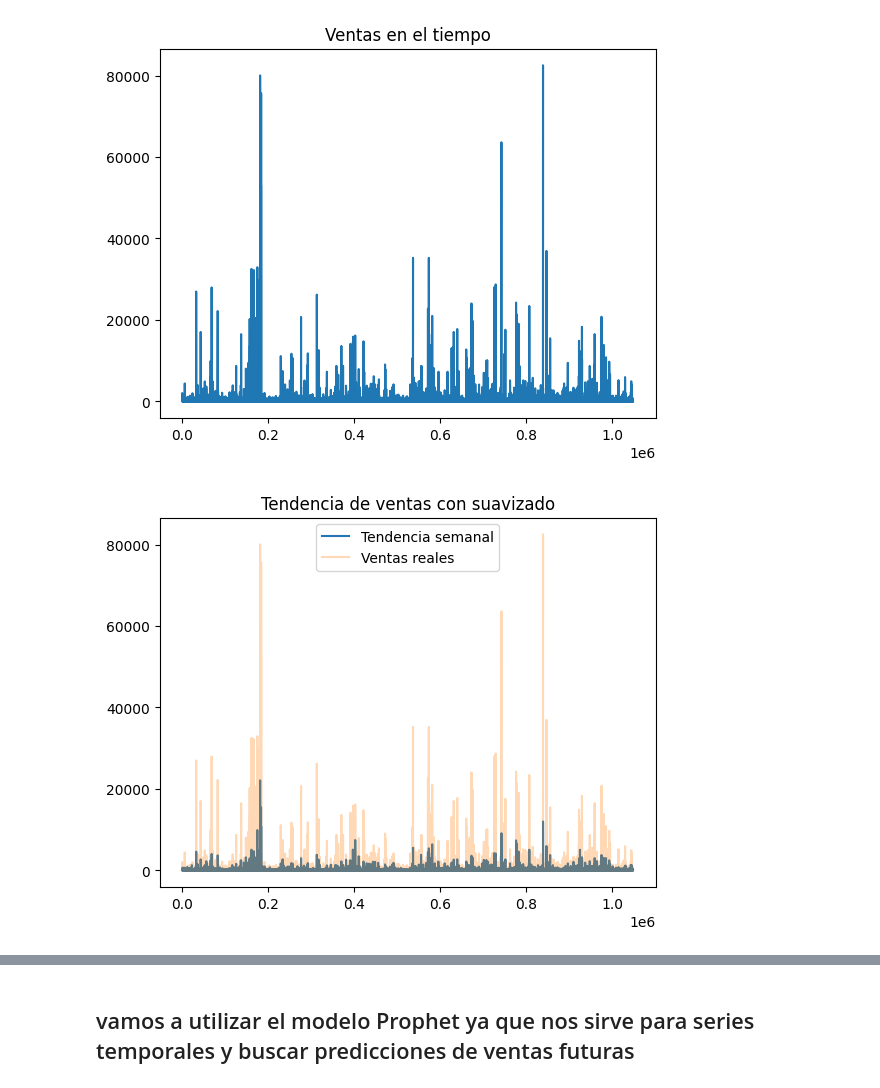
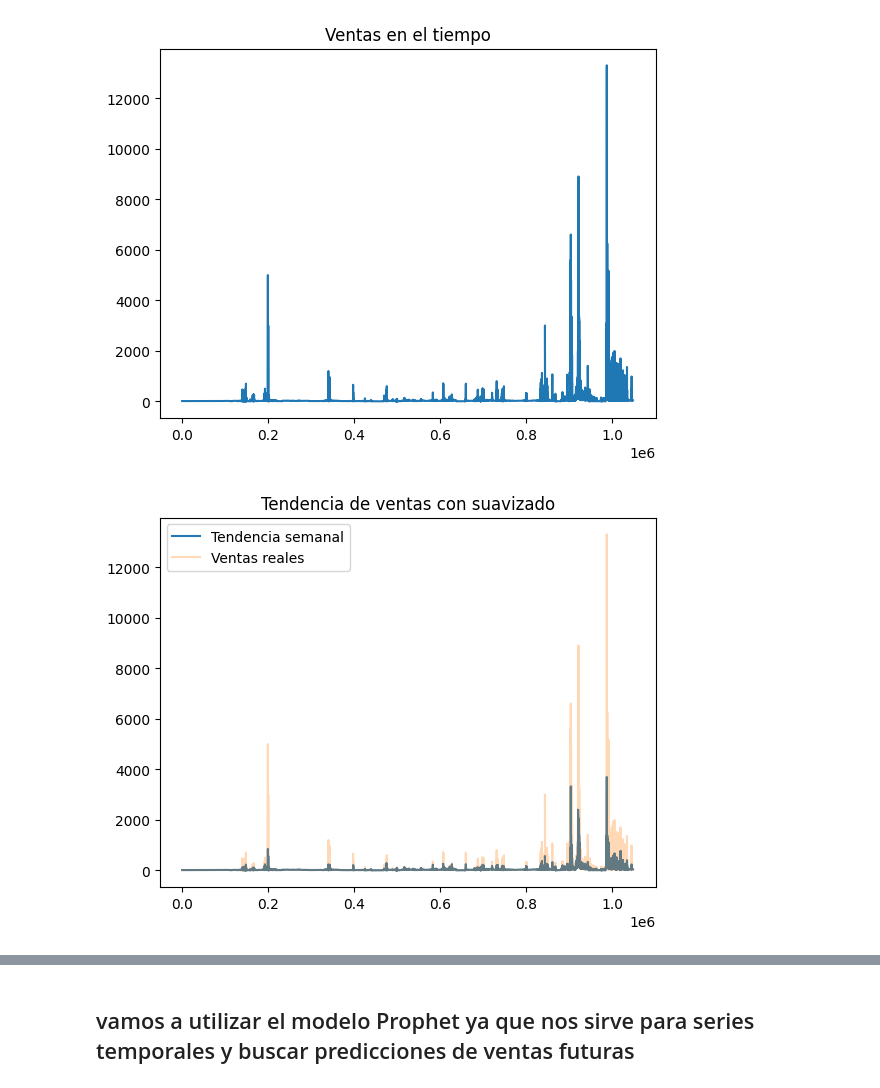
Before and after one commit to dssuarezca/PF-Inventory, a Jupyter notebook: MachineLearning/forecasting_prophet.ipynb, the cells around one changed output, grey strips where cells are left out. Cells and saved outputs as stored; diff of their text form; code cells hidden in the pictures.

```diff
--- a/MachineLearning/forecasting_prophet.ipynb
+++ b/MachineLearning/forecasting_prophet.ipynb
@@ -7,20 +5,20 @@ Importing plotly failed. Interactive plots will not work.
 # %%
 #leemos el dataset de ventas finales para predecir ventas futuras
-df_ventas_finales = pd.read_excel("F:\\Documentos\\PF Inventory\\Df_ventas_finales.xlsx", engine="openpyxl")
+df_ventas_finales = pd.read_excel("F:\\Documentos\\PF Inventory\\data clean\\ventas_2017_clean.xlsx", engine="openpyxl")
 # %%
 #generamos un grafico para ver outleers y tendencias
-df_ventas_finales['Total_venta'].plot()
+df_ventas_finales['venta_total_con_ impuesto_ extraccion'].plot()
 plt.title('Ventas en el tiempo')
 plt.show()
 # %% [output]
-[figure, old version]
+[figure, new version]
 # %%
-df_ventas_finales['Total_venta'].rolling(window=7).mean().plot(label='Tendencia semanal')
-df_ventas_finales['Total_venta'].plot(alpha=0.3, label='Ventas reales')
+df_ventas_finales['venta_total_con_ impuesto_ extraccion'].rolling(window=7).mean().plot(label='Tendencia semanal')
+df_ventas_finales['venta_total_con_ impuesto_ extraccion'].plot(alpha=0.3, label='Ventas reales')
 plt.legend()
 plt.title('Tendencia de ventas con suavizado')
 plt.show()
 # %% [output]
-[figure, old version]
+[figure, new version]
 # %%
 from scipy.stats import zscore
```
Also changed, not shown: parts of 6 cells of this notebook, 1 other file.
